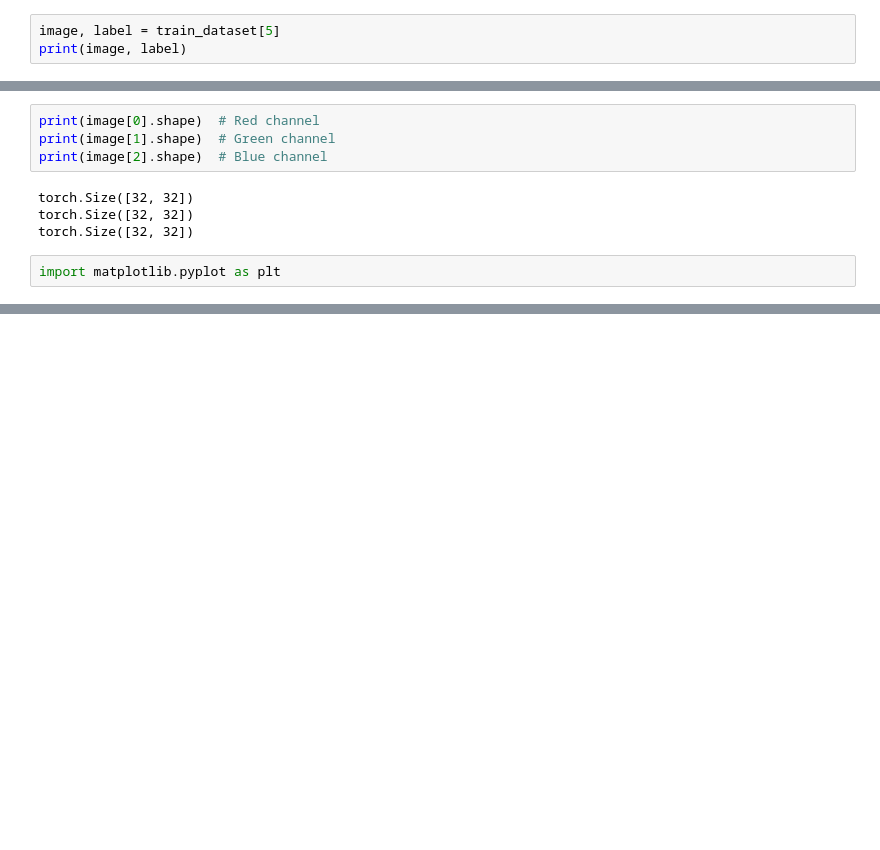
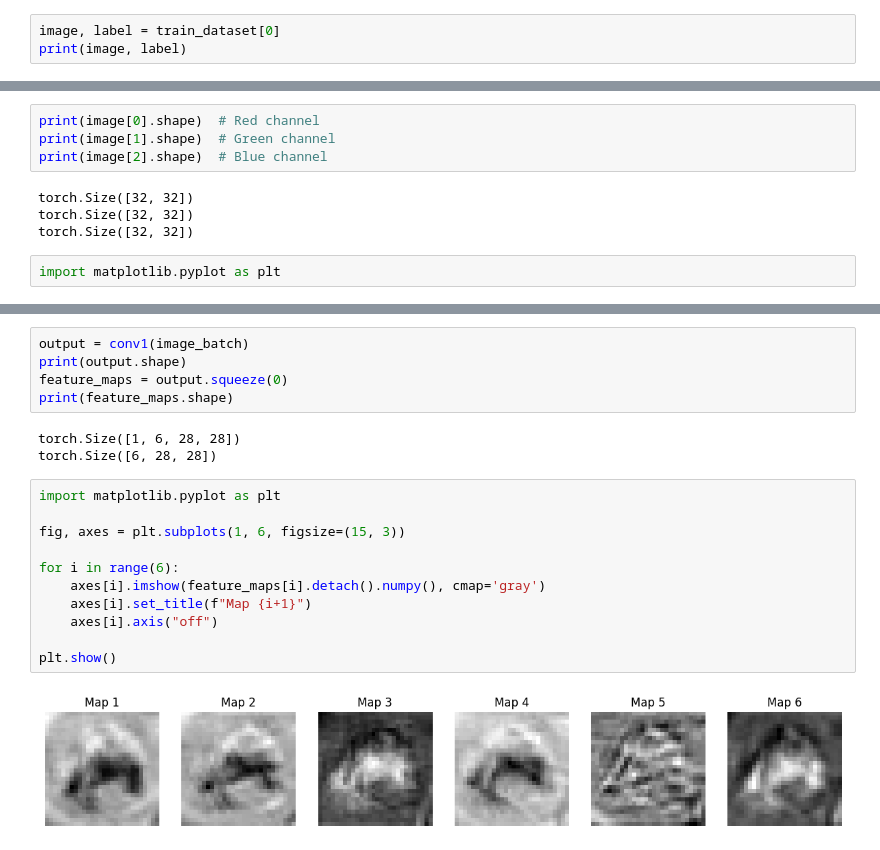
Before and after one commit to Vandanareddy2/cifar10-cnn, a Jupyter notebook: notebooks/cifar10-cnn.ipynb, the cells around one changed output, grey strips where cells are left out. Cells and saved outputs as stored; diff of their text form; blank space fills up the shorter version.

```diff
--- a/notebooks/cifar10-cnn.ipynb
+++ b/notebooks/cifar10-cnn.ipynb
@@ -53,6 +53,6 @@ print(len(train_dataset))
 # %% [output]
 50000
 # %%
-image, label = train_dataset[5]
+image, label = train_dataset[0]
 print(image, label)
 # %% [output]
@@ -113,0 +152,21 @@ automobile
+# %%
+output = conv1(image_batch)
+print(output.shape)
+feature_maps = output.squeeze(0)
+print(feature_maps.shape)
+# %% [output]
+torch.Size([1, 6, 28, 28])
+torch.Size([6, 28, 28])
+# %%
+import matplotlib.pyplot as plt
+
+fig, axes = plt.subplots(1, 6, figsize=(15, 3))
+
+for i in range(6):
+    axes[i].imshow(feature_maps[i].detach().numpy(), cmap='gray')
+    axes[i].set_title(f"Map {i+1}")
+    axes[i].axis("off")
+
+plt.show()
+# %% [output]
+[figure, added]
```
Also changed, not shown: parts of 13 cells of this notebook.
